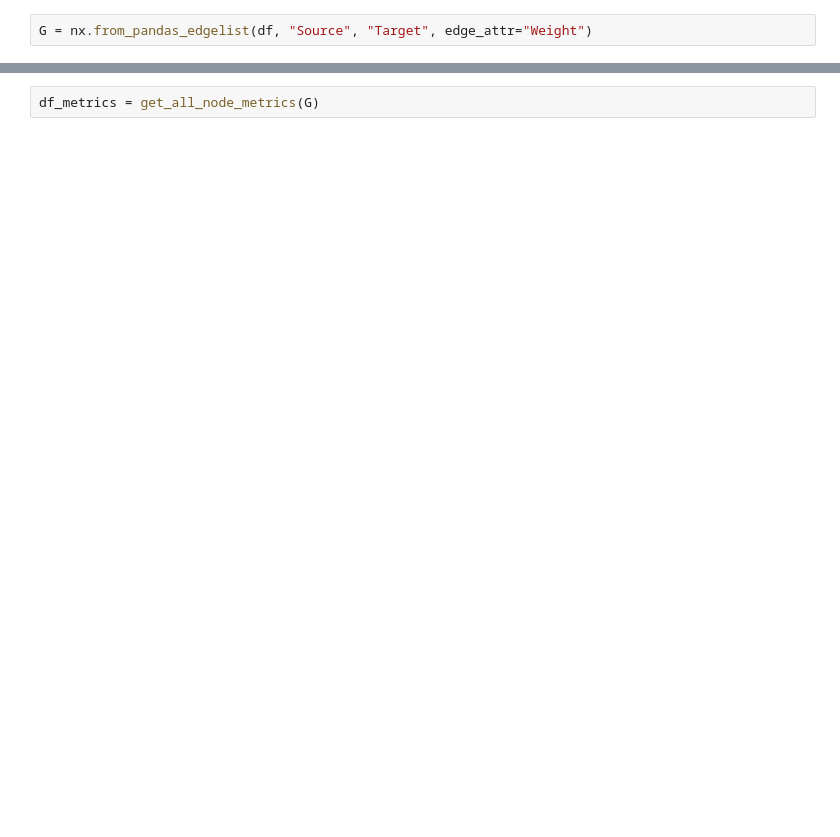
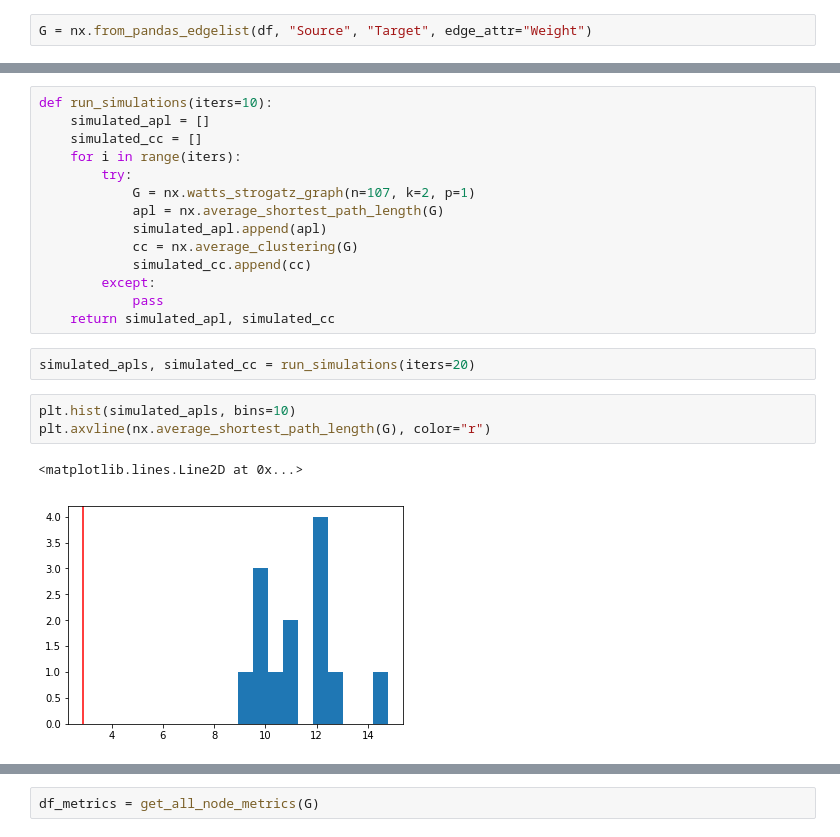
Before and after one commit to napsternxg/Network-Analysis-Spring-2018, a Jupyter notebook: notebooks/Network Basics/Network Of Thrones.ipynb, the cells around one changed output, grey strips where cells are left out. Cells and saved outputs as stored; diff of their text form; blank space fills up the shorter version.

```diff
--- a/notebooks/Network Basics/Network Of Thrones.ipynb
+++ b/notebooks/Network Basics/Network Of Thrones.ipynb
@@ -45,0 +93,22 @@ from utilities import get_all_node_metrics
+# %%
+def run_simulations(iters=10):
+    simulated_apl = []
+    simulated_cc = []
+    for i in range(iters):
+        try:
+            G = nx.watts_strogatz_graph(n=107, k=2, p=1)
+            apl = nx.average_shortest_path_length(G)
+            simulated_apl.append(apl)
+            cc = nx.average_clustering(G)
+            simulated_cc.append(cc)
+        except:
+            pass
+    return simulated_apl, simulated_cc
+# %%
+simulated_apls, simulated_cc = run_simulations(iters=20)
+# %%
+plt.hist(simulated_apls, bins=10)
+plt.axvline(nx.average_shortest_path_length(G), color="r")
+# %% [output]
+<matplotlib.lines.Line2D at 0x...>
+[figure, added]
```
Also changed, not shown: parts of 22 cells of this notebook, 8 other files.
